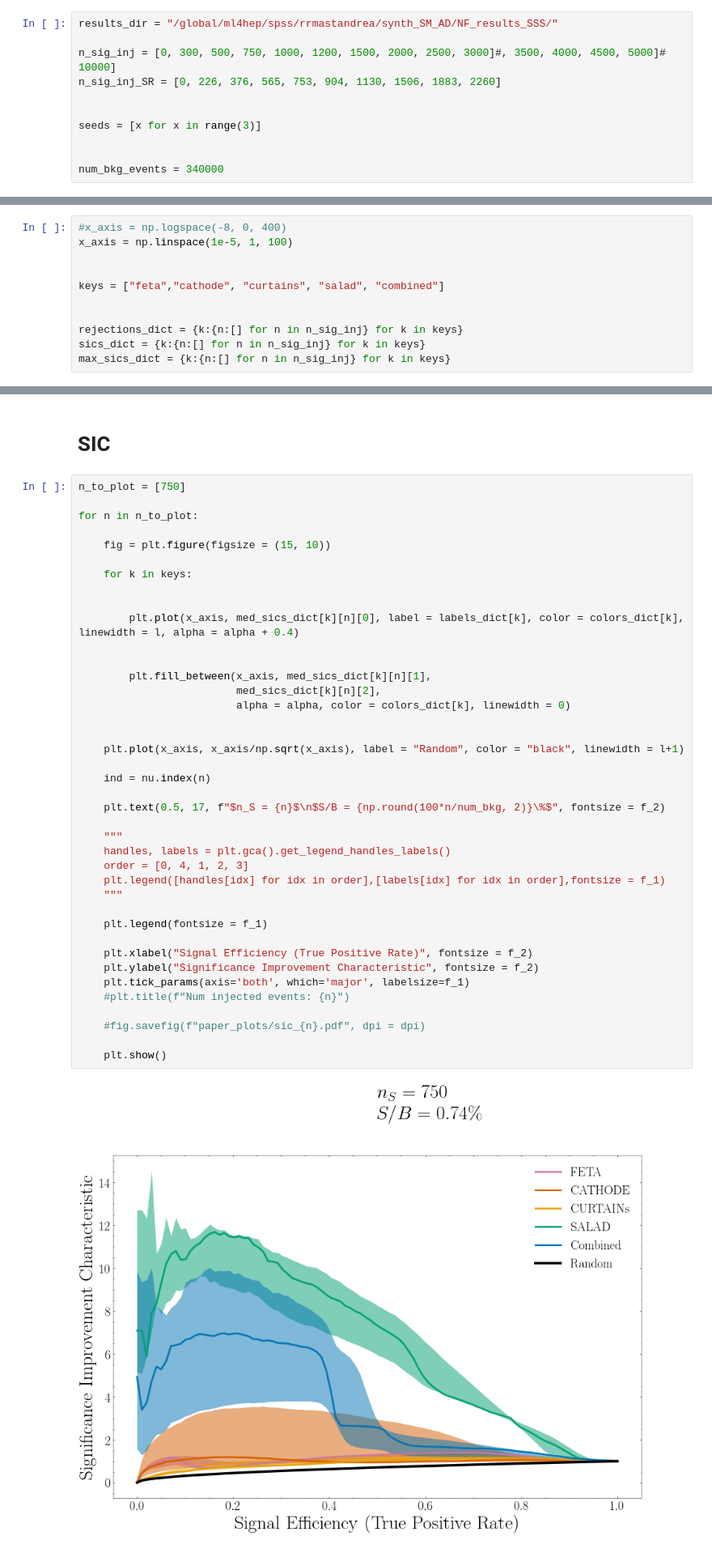
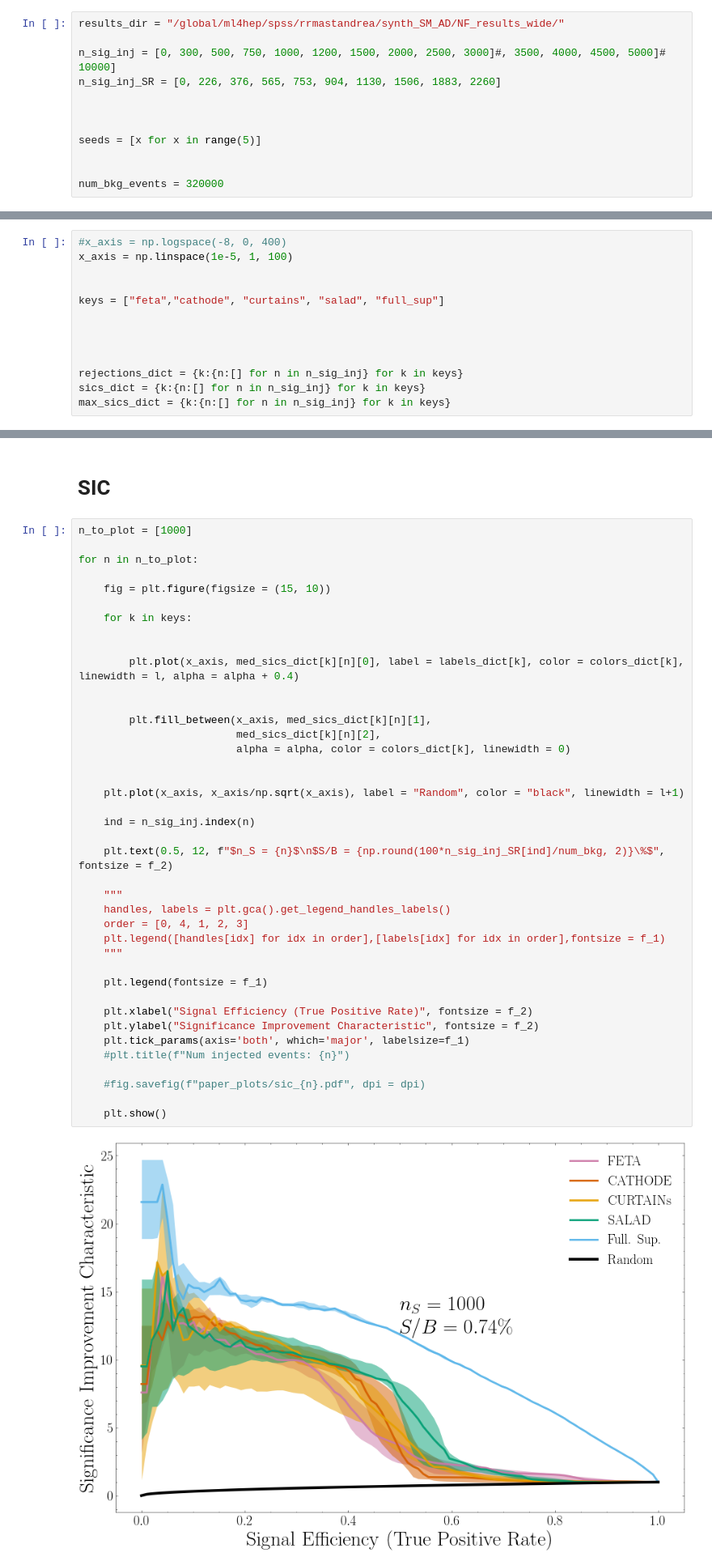
Before and after one commit to rmastand/synthetic_SM_AD, a Jupyter notebook: synthetic_samples_summary.ipynb, the cells around one changed output, grey strips where cells are left out. Shown at 81% size. Cells and saved outputs as stored; diff of their text form.

```diff
--- a/synthetic_samples_summary.ipynb
+++ b/synthetic_samples_summary.ipynb
@@ -12,16 +12,17 @@ from helpers.synthesis_plots import *
 
 dpi = 800
 # %%
-results_dir = "/global/ml4hep/spss/rrmastandrea/synth_SM_AD/NF_results_SSS/"
+results_dir = "/global/ml4hep/spss/rrmastandrea/synth_SM_AD/NF_results_wide/"
 
 n_sig_inj = [0, 300, 500, 750, 1000, 1200, 1500, 2000, 2500, 3000]#, 3500, 4000, 4500, 5000]# 10000]
 n_sig_inj_SR = [0, 226, 376, 565, 753, 904, 1130, 1506, 1883, 2260]
 
 
-seeds = [x for x in range(3)]
+
+seeds = [x for x in range(5)]
 
 
-num_bkg_events = 340000
+num_bkg_events = 320000
 # %% [markdown]
 # Load in
 # %%
@@ -29,7 +30,9 @@ num_bkg_events = 340000
 x_axis = np.linspace(1e-5, 1, 100)
 
 
-keys = ["feta","cathode", "curtains", "salad", "combined"]
+keys = ["feta","cathode", "curtains", "salad", "full_sup"]
+
+
 
 
 rejections_dict = {k:{n:[] for n in n_sig_inj} for k in keys}
@@ -174,7 +179,7 @@ for i, n in enumerate(n_sig_inj_SR):
 # %% [markdown]
 # SIC
 # %%
-n_to_plot = [750]
+n_to_plot = [1000]
 
 for n in n_to_plot:
 
@@ -185,36 +190,36 @@ for n in n_to_plot:
 
         plt.plot(x_axis, med_sics_dict[k][n][0], label = labels_dict[k], color = colors_dict[k], linewidth = l, alpha = alpha + 0.4)
 
 
         plt.fill_between(x_axis, med_sics_dict[k][n][1],
                          med_sics_dict[k][n][2],
                          alpha = alpha, color = colors_dict[k], linewidth = 0)
 
 
     plt.plot(x_axis, x_axis/np.sqrt(x_axis), label = "Random", color = "black", linewidth = l+1)
 
-    ind = nu.index(n)
+    ind = n_sig_inj.index(n)
 
-    plt.text(0.5, 17, f"$n_S = {n}$\n$S/B = {np.round(100*n/num_bkg, 2)}\%$", fontsize = f_2)
+    plt.text(0.5, 12, f"$n_S = {n}$\n$S/B = {np.round(100*n_sig_inj_SR[ind]/num_bkg, 2)}\%$", fontsize = f_2)
 
     """
     handles, labels = plt.gca().get_legend_handles_labels()
     order = [0, 4, 1, 2, 3]
     plt.legend([handles[idx] for idx in order],[labels[idx] for idx in order],fontsize = f_1)
     """
 
     plt.legend(fontsize = f_1)
 
     plt.xlabel("Signal Efficiency (True Positive Rate)", fontsize = f_2)
     plt.ylabel("Significance Improvement Characteristic", fontsize = f_2)
     plt.tick_params(axis='both', which='major', labelsize=f_1)
     #plt.title(f"Num injected events: {n}")
 
     #fig.savefig(f"paper_plots/sic_{n}.pdf", dpi = dpi)
 
     plt.show()
 # %% [output]
-[figure, old version]
+[figure, new version]
 # %% [markdown]
 # Rejection
 # %%
```
Also changed, not shown: parts of 4 cells of this notebook, 3 other files.
